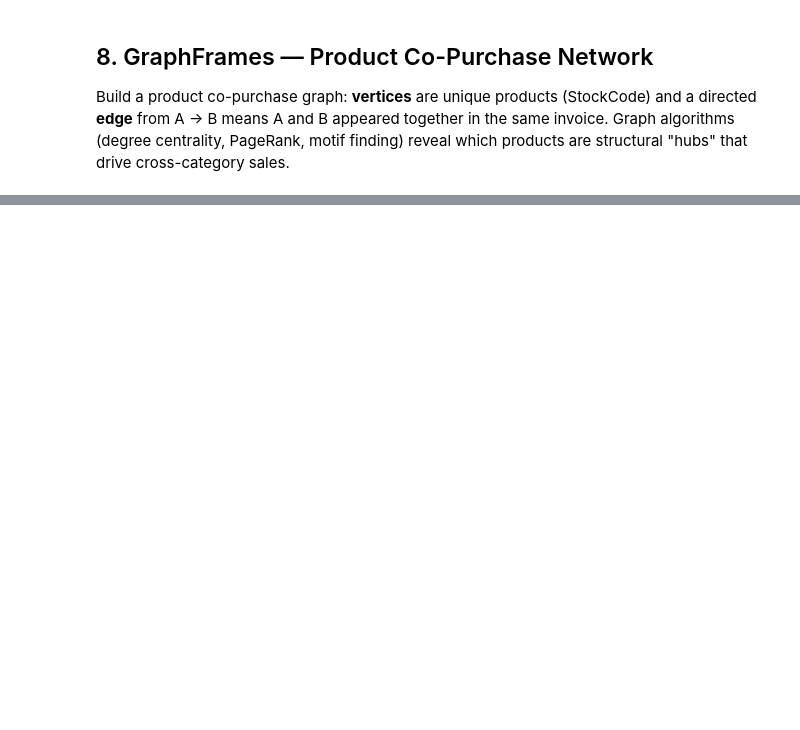
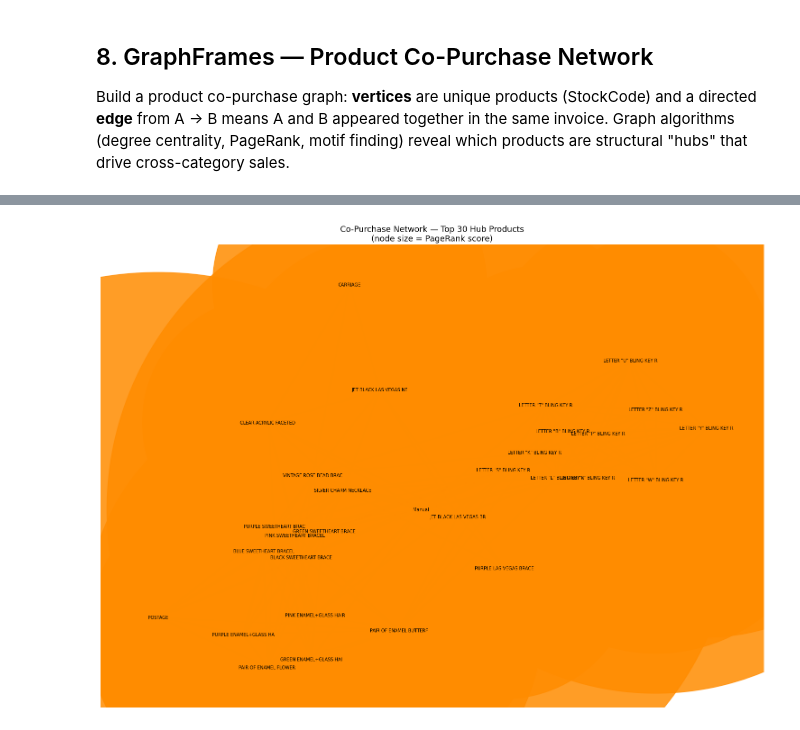
Before and after one commit to luisbdavila/BDA_project, a Jupyter notebook: Notebooks/ml.ipynb, the cells around one changed output, grey strips where cells are left out. Cells and saved outputs as stored; diff of their text form; code cells hidden in the pictures; blank space fills up the shorter version.

```diff
--- a/Notebooks/ml.ipynb
+++ b/Notebooks/ml.ipynb
@@ -1149,0 +1243,46 @@ hub_motifs.show(10, truncate=False)
+# %%
+# ── Network graph of top-30 hub products ─────────────────────────────────────
+# Collects only the 30 highest-PageRank nodes and the edges between them.
+# The rest of the graph (thousands of products) stays distributed in Spark.
+
+# ⚠️ NOT BIG DATA SAFE: toPandas() on two small subsets -- acceptable for visualisation
+top30_ids = set(
+    pr_result.vertices
+    .orderBy(F.desc("pagerank"))
+    .limit(30)
+    .toPandas()["id"]
+)
+
+top_edges_pd = (
+    edges_df
+    .filter(F.col("src").isin(top30_ids) & F.col("dst").isin(top30_ids))
+    .toPandas()
+)
+top_nodes_pd = (
+    pr_result.vertices
+    .filter(F.col("id").isin(top30_ids))
+    .select("id", "name", "pagerank")
+    .toPandas()
+)
+
+# Build networkx graph from the collected subsets
+G = nx.Graph()
+for _, row in top_nodes_pd.iterrows():
+    G.add_node(row["id"], label=row["name"][:22], pagerank=float(row["pagerank"]))
+for _, row in top_edges_pd.iterrows():
+    G.add_edge(row["src"], row["dst"], weight=int(row["co_count"]))
+
+node_sizes  = [G.nodes[n]["pagerank"] * 10000 for n in G.nodes]
+node_labels = {n: G.nodes[n]["label"] for n in G.nodes}
+
+fig, ax = plt.subplots(figsize=(15, 11))
+pos = nx.spring_layout(G, seed=42, k=1.0)
+nx.draw_networkx_nodes(G, pos, node_size=node_sizes, node_color="darkorange", alpha=0.85, ax=ax)
+nx.draw_networkx_edges(G, pos, alpha=0.25, width=1.2, ax=ax)
+nx.draw_networkx_labels(G, pos, labels=node_labels, font_size=7, ax=ax)
+ax.set_title("Co-Purchase Network — Top 30 Hub Products\n(node size = PageRank score)", fontsize=13)
+ax.axis("off")
+plt.tight_layout()
+plt.show()
+# %% [output]
+[figure, added]
```
Also changed, not shown: parts of 35 cells of this notebook.
